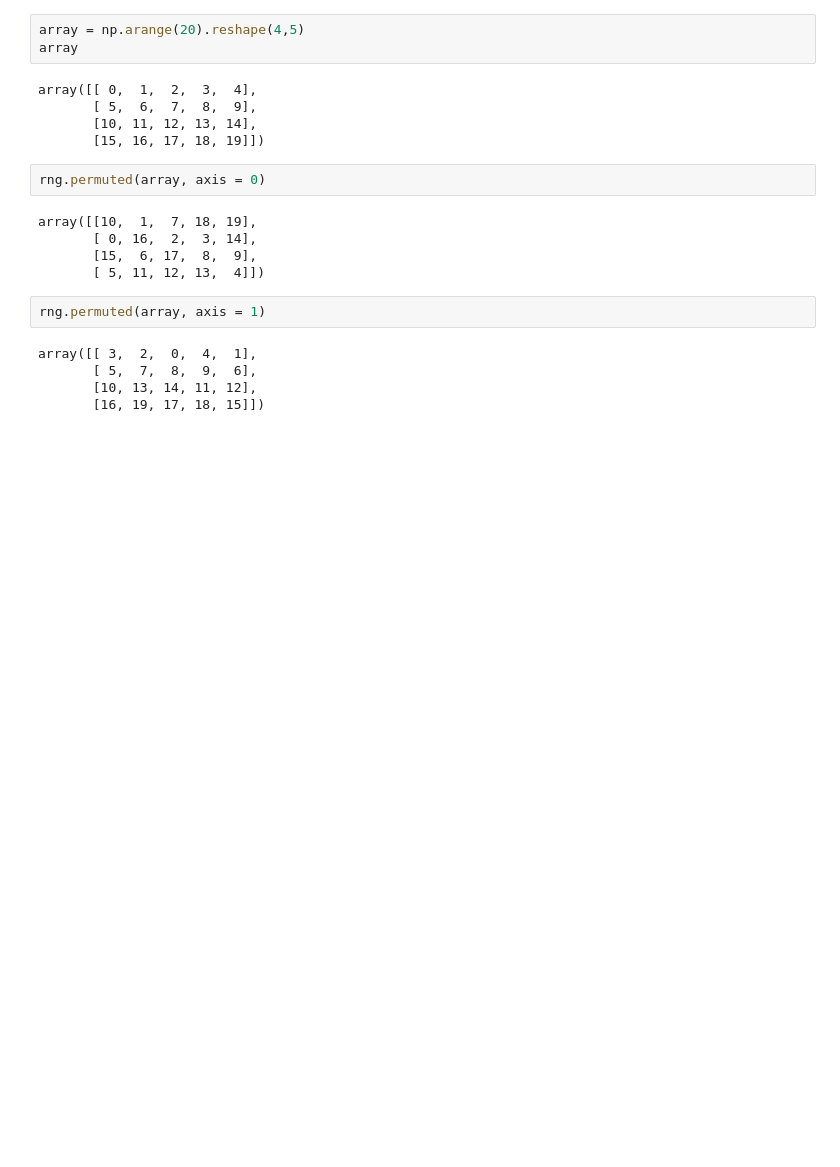
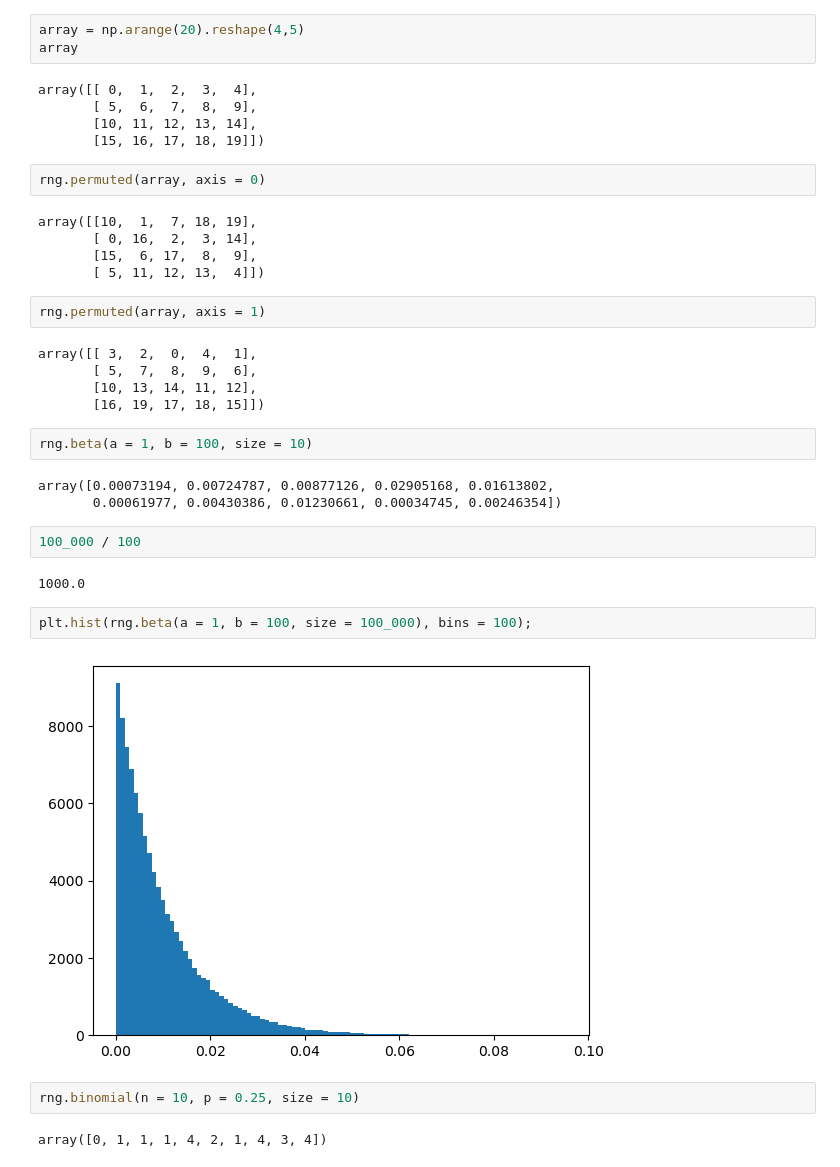
Before and after one commit to Douglas0101/Data_Robotics, a Jupyter notebook: Numpy_Essencial_Para_Desenvolvedores_Python_Numeros_Aleatorios_IA_Expert_Academy.ipynb, the cells around one changed output. Saved outputs shown, nothing was run; the diff lists cells and outputs as text; blank space fills up the shorter version.

```diff
--- a/Numpy_Essencial_Para_Desenvolvedores_Python_Numeros_Aleatorios_IA_Expert_Academy.ipynb
+++ b/Numpy_Essencial_Para_Desenvolvedores_Python_Numeros_Aleatorios_IA_Expert_Academy.ipynb
@@ -170,3 +170,20 @@ array([[ 3,  2,  0,  4,  1],
        [ 5,  7,  8,  9,  6],
        [10, 13, 14, 11, 12],
        [16, 19, 17, 18, 15]])
+# %%
+rng.beta(a = 1, b = 100, size = 10)
+# %% [output]
+array([0.00073194, 0.00724787, 0.00877126, 0.02905168, 0.01613802,
+       0.00061977, 0.00430386, 0.01230661, 0.00034745, 0.00246354])
+# %%
+100_000 / 100
+# %% [output]
+1000.0
+# %%
+plt.hist(rng.beta(a = 1, b = 100, size = 100_000), bins = 100);
+# %% [output]
+[figure, added]
+# %%
+rng.binomial(n = 10, p = 0.25, size = 10)
+# %% [output]
+array([0, 1, 1, 1, 4, 2, 1, 4, 3, 4])
```
Also changed, not shown: parts of 13 cells of this notebook, 2 other files.
